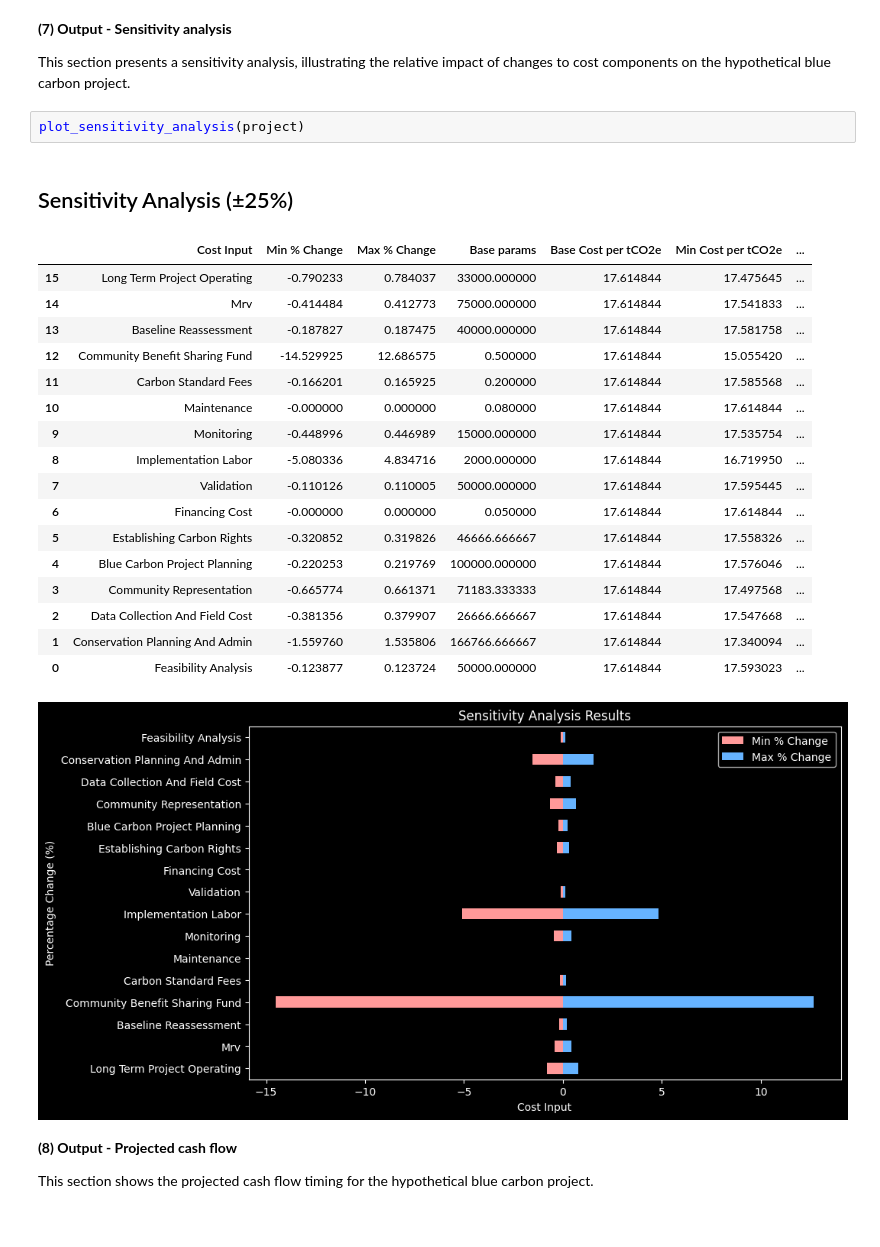
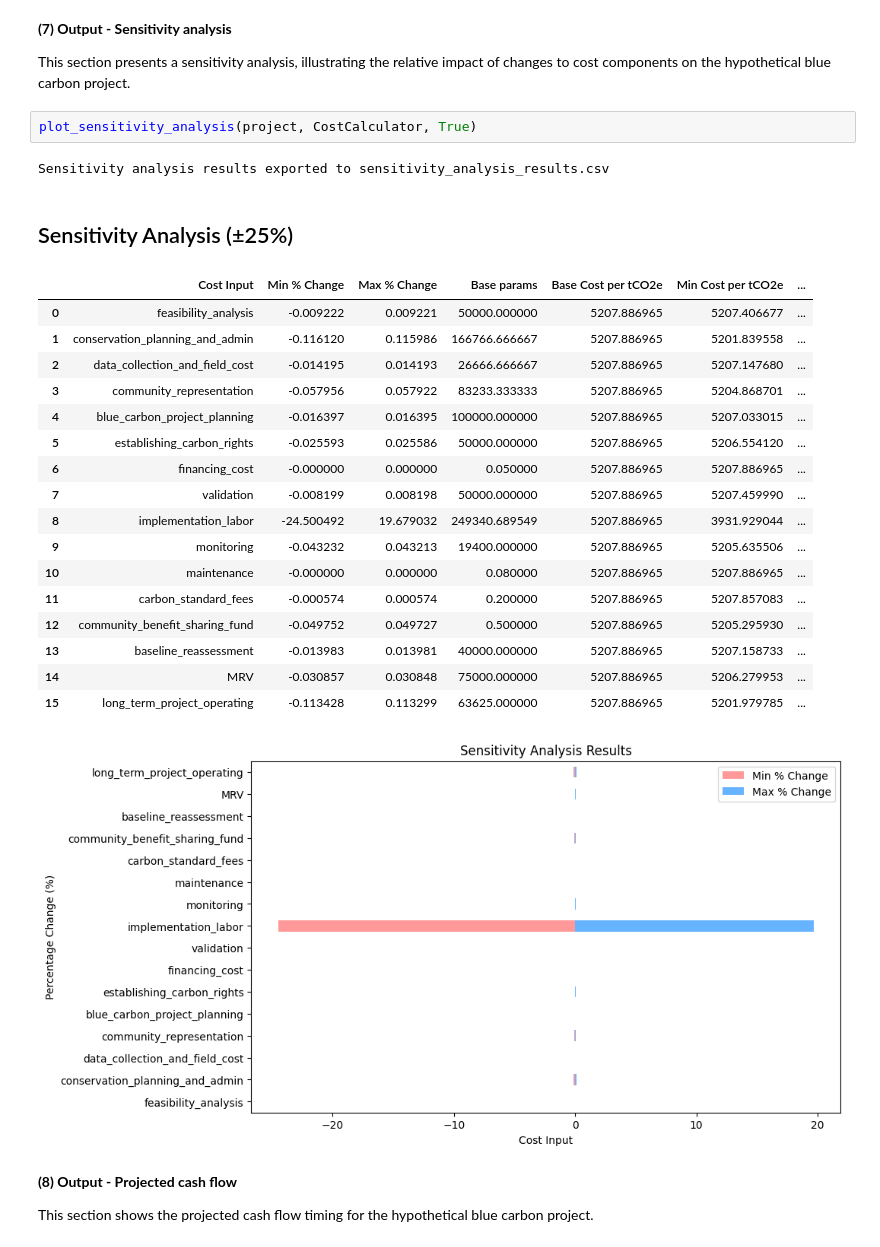
Before and after one commit to Vizzuality/tnc-blue-carbon-cost-tool, a Jupyter notebook: data/notebooks/TNC_BC_prototype_v2.ipynb, the cells around one changed output. Saved outputs shown, nothing was run; the diff lists cells and outputs as text.

```diff
--- a/data/notebooks/TNC_BC_prototype_v2.ipynb
+++ b/data/notebooks/TNC_BC_prototype_v2.ipynb
@@ -383,27 +377,28 @@ cost_estimates = cost_calculator.get_cost_estimates()
 
 This section presents a sensitivity analysis, illustrating the relative impact of changes to cost components on the hypothetical blue carbon project.
 # %%
-plot_sensitivity_analysis(project)
+plot_sensitivity_analysis(project, CostCalculator, True)
 # %% [output]
+Sensitivity analysis results exported to sensitivity_analysis_results.csv
 ## Sensitivity Analysis (±25%)
 |  | Cost Input | Min % Change | Max % Change | Base params | Base Cost per tCO2e | Min Cost per tCO2e | ... |
-| 15 | Long Term Project Operating | -0.790233 | 0.784037 | 33000.000000 | 17.614844 | 17.475645 | ... |
-| 14 | Mrv | -0.414484 | 0.412773 | 75000.000000 | 17.614844 | 17.541833 | ... |
-| 13 | Baseline Reassessment | -0.187827 | 0.187475 | 40000.000000 | 17.614844 | 17.581758 | ... |
-| 12 | Community Benefit Sharing Fund | -14.529925 | 12.686575 | 0.500000 | 17.614844 | 15.055420 | ... |
-| 11 | Carbon Standard Fees | -0.166201 | 0.165925 | 0.200000 | 17.614844 | 17.585568 | ... |
-| 10 | Maintenance | -0.000000 | 0.000000 | 0.080000 | 17.614844 | 17.614844 | ... |
-| 9 | Monitoring | -0.448996 | 0.446989 | 15000.000000 | 17.614844 | 17.535754 | ... |
-| 8 | Implementation Labor | -5.080336 | 4.834716 | 2000.000000 | 17.614844 | 16.719950 | ... |
-| 7 | Validation | -0.110126 | 0.110005 | 50000.000000 | 17.614844 | 17.595445 | ... |
-| 6 | Financing Cost | -0.000000 | 0.000000 | 0.050000 | 17.614844 | 17.614844 | ... |
-| 5 | Establishing Carbon Rights | -0.320852 | 0.319826 | 46666.666667 | 17.614844 | 17.558326 | ... |
-| 4 | Blue Carbon Project Planning | -0.220253 | 0.219769 | 100000.000000 | 17.614844 | 17.576046 | ... |
-| 3 | Community Representation | -0.665774 | 0.661371 | 71183.333333 | 17.614844 | 17.497568 | ... |
-| 2 | Data Collection And Field Cost | -0.381356 | 0.379907 | 26666.666667 | 17.614844 | 17.547668 | ... |
-| 1 | Conservation Planning And Admin | -1.559760 | 1.535806 | 166766.666667 | 17.614844 | 17.340094 | ... |
-| 0 | Feasibility Analysis | -0.123877 | 0.123724 | 50000.000000 | 17.614844 | 17.593023 | ... |
+| 0 | feasibility_analysis | -0.009222 | 0.009221 | 50000.000000 | 5207.886965 | 5207.406677 | ... |
+| 1 | conservation_planning_and_admin | -0.116120 | 0.115986 | 166766.666667 | 5207.886965 | 5201.839558 | ... |
+| 2 | data_collection_and_field_cost | -0.014195 | 0.014193 | 26666.666667 | 5207.886965 | 5207.147680 | ... |
+| 3 | community_representation | -0.057956 | 0.057922 | 83233.333333 | 5207.886965 | 5204.868701 | ... |
+| 4 | blue_carbon_project_planning | -0.016397 | 0.016395 | 100000.000000 | 5207.886965 | 5207.033015 | ... |
+| 5 | establishing_carbon_rights | -0.025593 | 0.025586 | 50000.000000 | 5207.886965 | 5206.554120 | ... |
+| 6 | financing_cost | -0.000000 | 0.000000 | 0.050000 | 5207.886965 | 5207.886965 | ... |
+| 7 | validation | -0.008199 | 0.008198 | 50000.000000 | 5207.886965 | 5207.459990 | ... |
+| 8 | implementation_labor | -24.500492 | 19.679032 | 249340.689549 | 5207.886965 | 3931.929044 | ... |
+| 9 | monitoring | -0.043232 | 0.043213 | 19400.000000 | 5207.886965 | 5205.635506 | ... |
+| 10 | maintenance | -0.000000 | 0.000000 | 0.080000 | 5207.886965 | 5207.886965 | ... |
+| 11 | carbon_standard_fees | -0.000574 | 0.000574 | 0.200000 | 5207.886965 | 5207.857083 | ... |
+| 12 | community_benefit_sharing_fund | -0.049752 | 0.049727 | 0.500000 | 5207.886965 | 5205.295930 | ... |
+| 13 | baseline_reassessment | -0.013983 | 0.013981 | 40000.000000 | 5207.886965 | 5207.158733 | ... |
+| 14 | MRV | -0.030857 | 0.030848 | 75000.000000 | 5207.886965 | 5206.279953 | ... |
+| 15 | long_term_project_operating | -0.113428 | 0.113299 | 63625.000000 | 5207.886965 | 5201.979785 | ... |
-[figure, old version]
+[figure, new version]
 # %% [markdown]
 **(8) Output - Projected cash flow**
 
```
Also changed, not shown: parts of 6 cells of this notebook, 9 other files.
